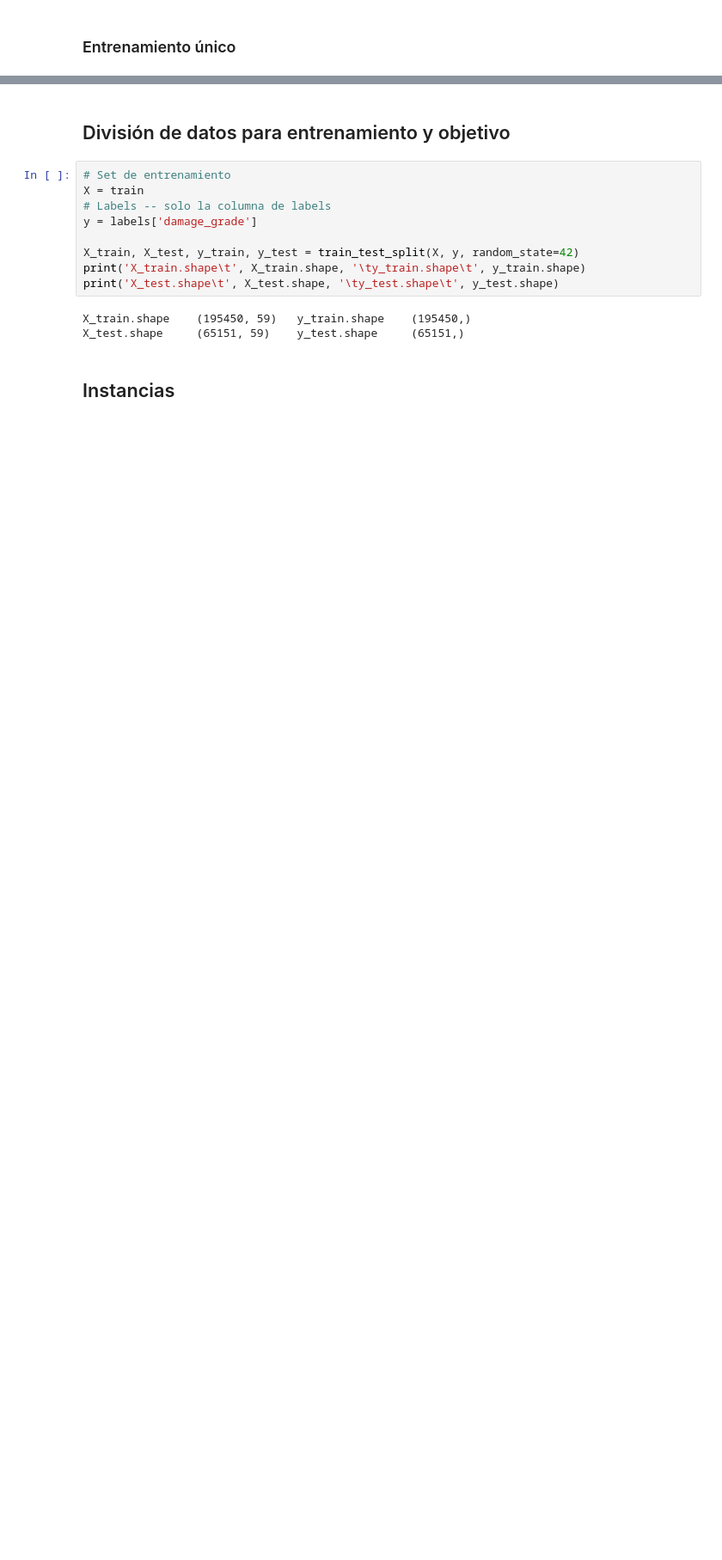
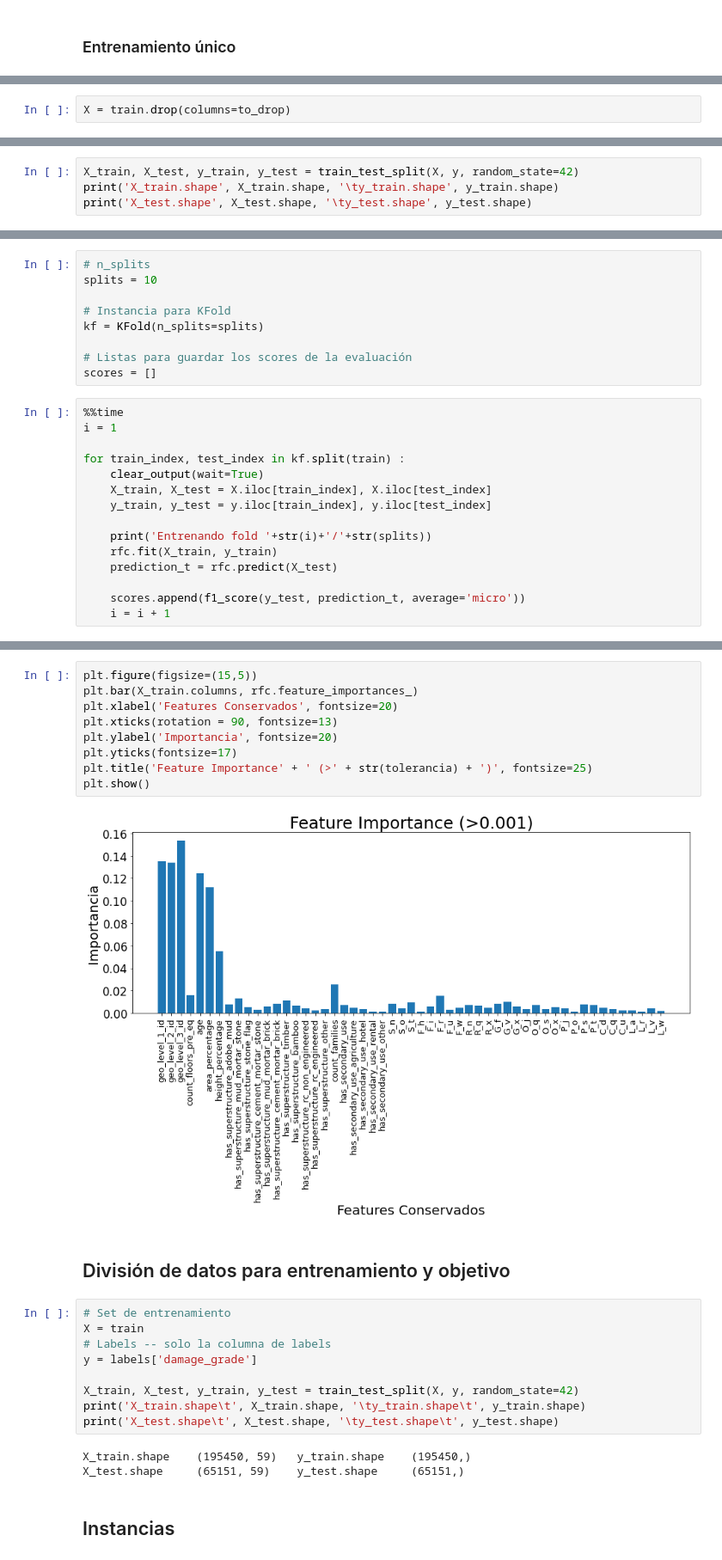
Before and after one commit to ffelfis/OrgaDatosTPs, a Jupyter notebook: TP2/nbFacu_Random_Forest.ipynb, the cells around one changed output, grey strips where cells are left out. Shown at 86% size. Cells and saved outputs as stored; diff of their text form; blank space fills up the shorter version.

```diff
--- a/TP2/nbFacu_Random_Forest.ipynb
+++ b/TP2/nbFacu_Random_Forest.ipynb
@@ -240,0 +243,2 @@ from IPython.display import clear_output
+# %%
+X = train.drop(columns=to_drop)
@@ -240,0 +247,4 @@ from IPython.display import clear_output
+# %%
+X_train, X_test, y_train, y_test = train_test_split(X, y, random_state=42)
+print('X_train.shape', X_train.shape, '\ty_train.shape', y_train.shape)
+print('X_test.shape', X_test.shape, '\ty_test.shape', y_test.shape)
@@ -240,0 +256,24 @@ from IPython.display import clear_output
+# %%
+# n_splits
+splits = 10
+
+# Instancia para KFold
+kf = KFold(n_splits=splits)
+
+# Listas para guardar los scores de la evaluación
+scores = []
+# %%
+%%time
+i = 1
+
+for train_index, test_index in kf.split(train) :
+    clear_output(wait=True)
+    X_train, X_test = X.iloc[train_index], X.iloc[test_index]
+    y_train, y_test = y.iloc[train_index], y.iloc[test_index]
+
+    print('Entrenando fold '+str(i)+'/'+str(splits))
+    rfc.fit(X_train, y_train)
+    prediction_t = rfc.predict(X_test)
+
+    scores.append(f1_score(y_test, prediction_t, average='micro'))
+    i = i + 1
@@ -241,3 +289,14 @@ from IPython.display import clear_output
+# %%
+plt.figure(figsize=(15,5))
+plt.bar(X_train.columns, rfc.feature_importances_)
+plt.xlabel('Features Conservados', fontsize=20)
+plt.xticks(rotation = 90, fontsize=13)
+plt.ylabel('Importancia', fontsize=20)
+plt.yticks(fontsize=17)
+plt.title('Feature Importance' + ' (>' + str(tolerancia) + ')', fontsize=25)
+plt.show()
+# %% [output]
+[figure, added]
 # %% [markdown]
 ## División de datos para entrenamiento y objetivo
 # %%
```
Also changed, not shown: parts of 48 cells of this notebook.
